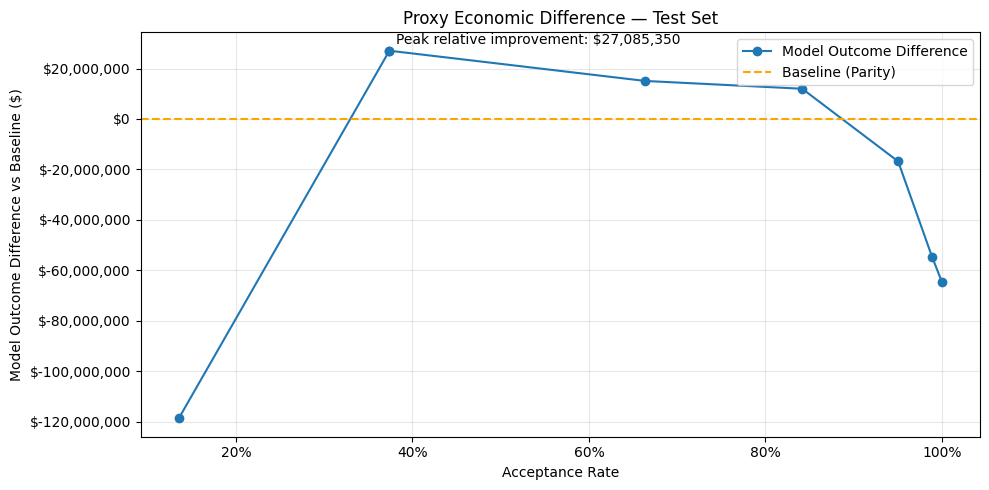
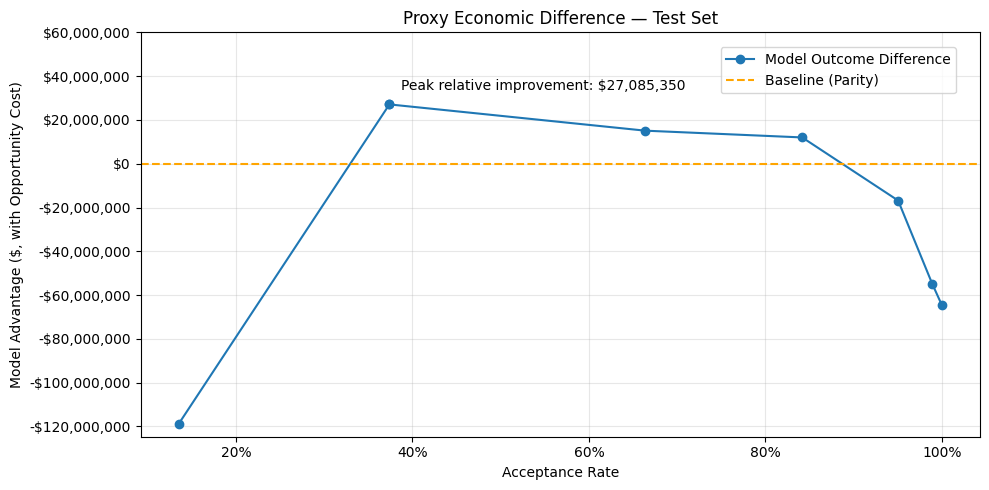
The change to this notebook cell's code, shown as a diff; its figure went from the first image to the second:
--- before
+++ after
@@ -12,2 +12,13 @@
     log=log,
 )
+
+report_proxy_economic_comparison_path = report_figures_dir / "report_proxy_economic_comparison.png"
+
+figure_report_proxy_economic_comparison.savefig(
+    report_proxy_economic_comparison_path,
+    dpi=300,
+    bbox_inches="tight",
+)
+
+display(figure_report_proxy_economic_comparison)
+plt.close(figure_report_proxy_economic_comparison)

Commit: final corrections (hopefully)